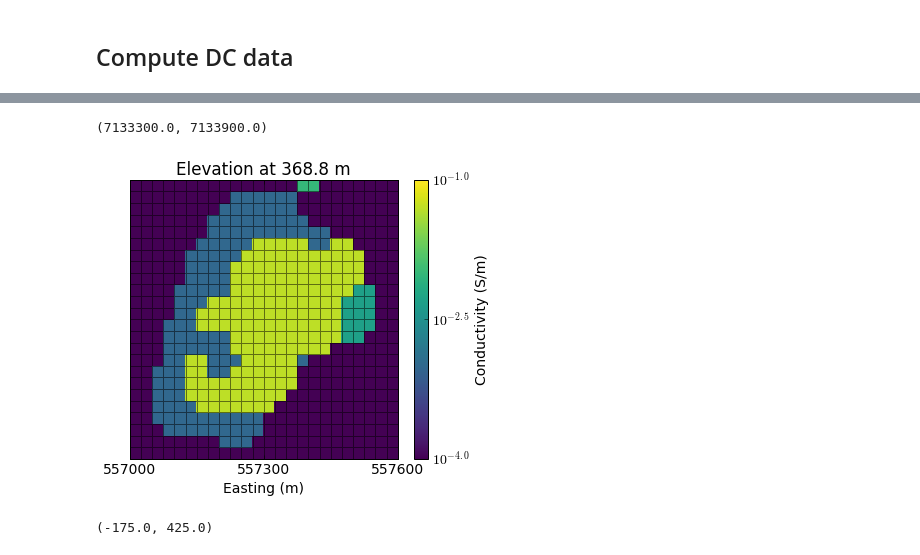
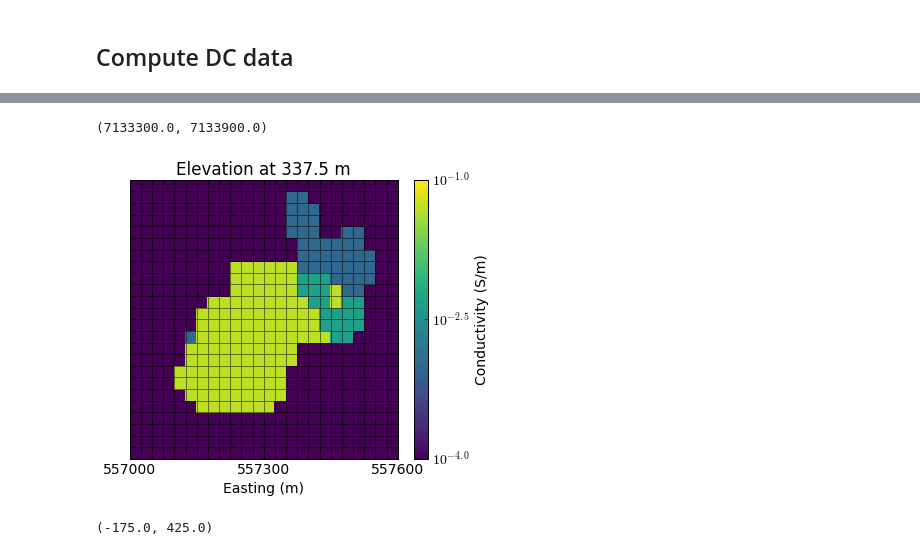
Before and after one commit to simpeg/presentations, a Jupyter notebook: SciPy2016/notebooks/DC/DCinv_Gradient_singleSrc.ipynb, the cells around one changed output, grey strips where cells are left out. Saved outputs shown, nothing was run; the diff lists cells and outputs as text; code cells hidden in the pictures.

```diff
--- a/SciPy2016/notebooks/DC/DCinv_Gradient_singleSrc.ipynb
+++ b/SciPy2016/notebooks/DC/DCinv_Gradient_singleSrc.ipynb
@@ -256,16 +264,16 @@ vizdata(dcdata, src1, rx_x, rxcomponent="X", title="Observed", figsave="./images
 # %%
-ax = viz(mesh, sigma, 28, airind, normal="Z", xc=xc, yc=yc, zc=zc)
+ax = viz(mesh, sigma, 26, airind, normal="Z", xc=xc, yc=yc, zc=zc)
 xmin, xmax = -300+xc, 300+xc
 ymin, ymax = -300+yc, 300+yc
 ax.set_xticks(np.linspace(xmin, xmax, 3))
 ax.set_yticks([]); ax.set_ylabel('')
 ax.yaxis.set_major_formatter(FormatStrFormatter('%.0f'))
 ax.xaxis.set_major_formatter(FormatStrFormatter('%.0f'))
 ax.set_xlim(xmin, xmax)
 ax.set_ylim(ymin, ymax)
 # %% [output]
 (7133300.0, 7133900.0)
-[figure, old version]
+[figure, new version]
 # %%
 # fig, ax = plt.subplots(1,1, figsize=(5,4))
 # a = ax.hist(np.log10(dobs[dobs>0.]), bins=100)
```
Also changed, not shown: parts of 17 cells of this notebook, 9 other files.
